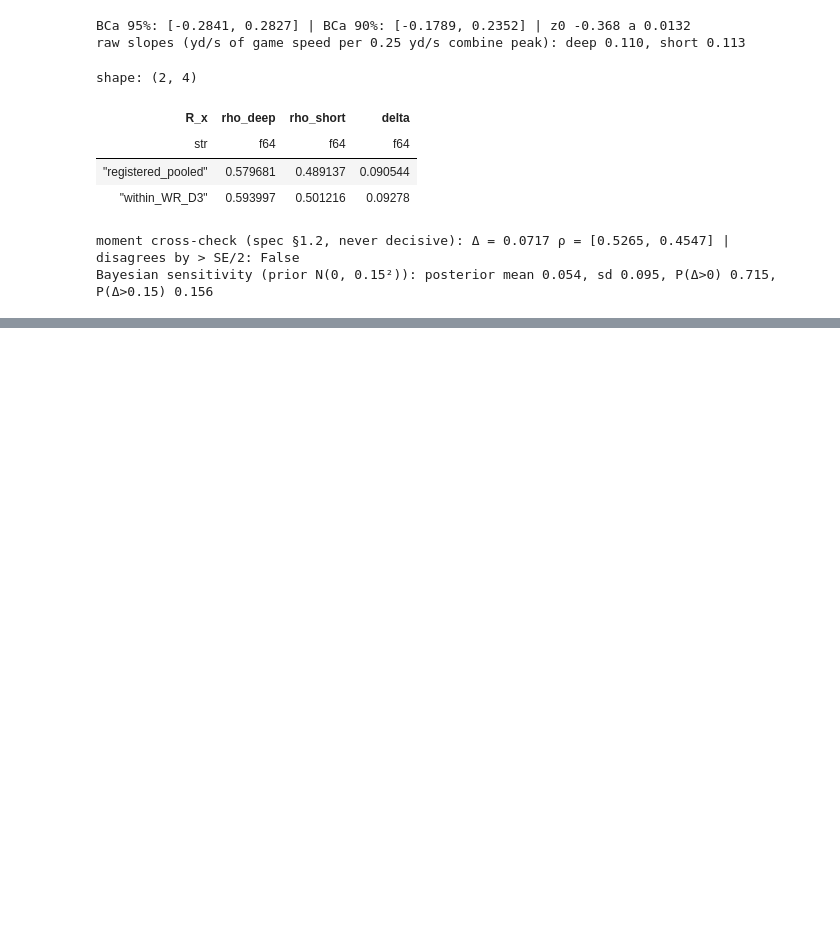
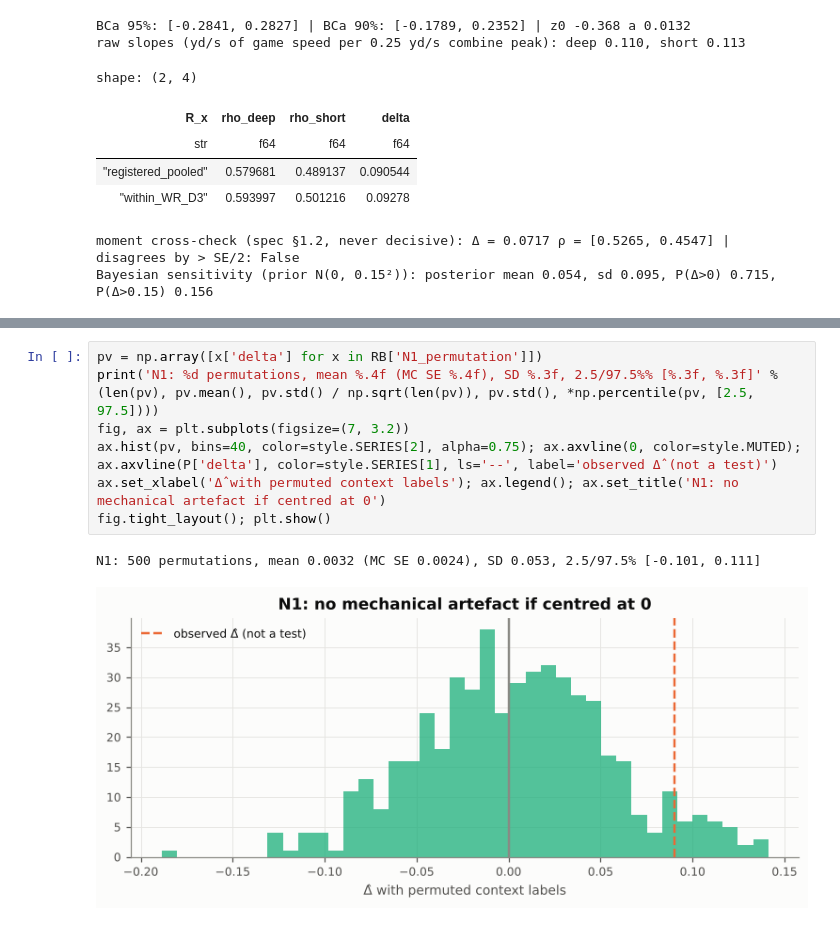
Before and after one commit to simhadripraveena2-bit/NFL-Big-Data-Bowl-2027, a Jupyter notebook: notebooks/08_h1_wr_confirmatory_analysis.ipynb, the cells around one changed output, grey strips where cells are left out. Saved outputs shown, nothing was run; the diff lists cells and outputs as text; blank space fills up the shorter version.

```diff
--- a/notebooks/08_h1_wr_confirmatory_analysis.ipynb
+++ b/notebooks/08_h1_wr_confirmatory_analysis.ipynb
@@ -147,0 +229,10 @@ See `research_notes/h1_wr_confirmatory_results.md`.
+# %%
+pv = np.array([x['delta'] for x in RB['N1_permutation']])
+print('N1: %d permutations, mean %.4f (MC SE %.4f), SD %.3f, 2.5/97.5%% [%.3f, %.3f]' % (len(pv), pv.mean(), pv.std() / np.sqrt(len(pv)), pv.std(), *np.percentile(pv, [2.5, 97.5])))
+fig, ax = plt.subplots(figsize=(7, 3.2))
+ax.hist(pv, bins=40, color=style.SERIES[2], alpha=0.75); ax.axvline(0, color=style.MUTED); ax.axvline(P['delta'], color=style.SERIES[1], ls='--', label='observed Δ̂ (not a test)')
+ax.set_xlabel('Δ̂ with permuted context labels'); ax.legend(); ax.set_title('N1: no mechanical artefact if centred at 0')
+fig.tight_layout(); plt.show()
+# %% [output]
+N1: 500 permutations, mean 0.0032 (MC SE 0.0024), SD 0.053, 2.5/97.5% [-0.101, 0.111]
+[figure, added]
```
Also changed, not shown: parts of 11 cells of this notebook, 5 other files.
